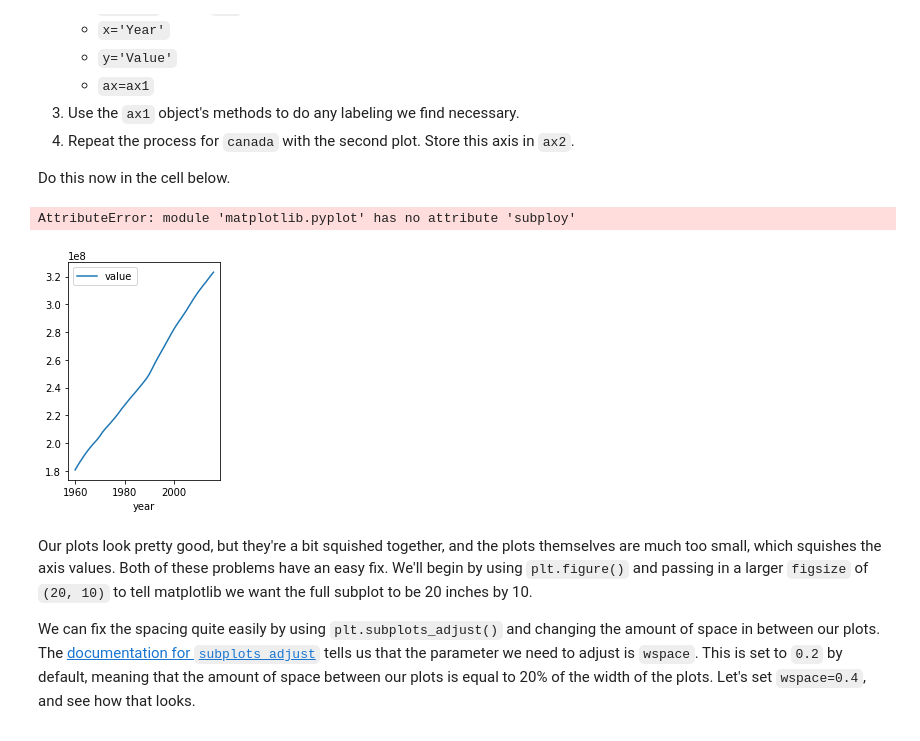
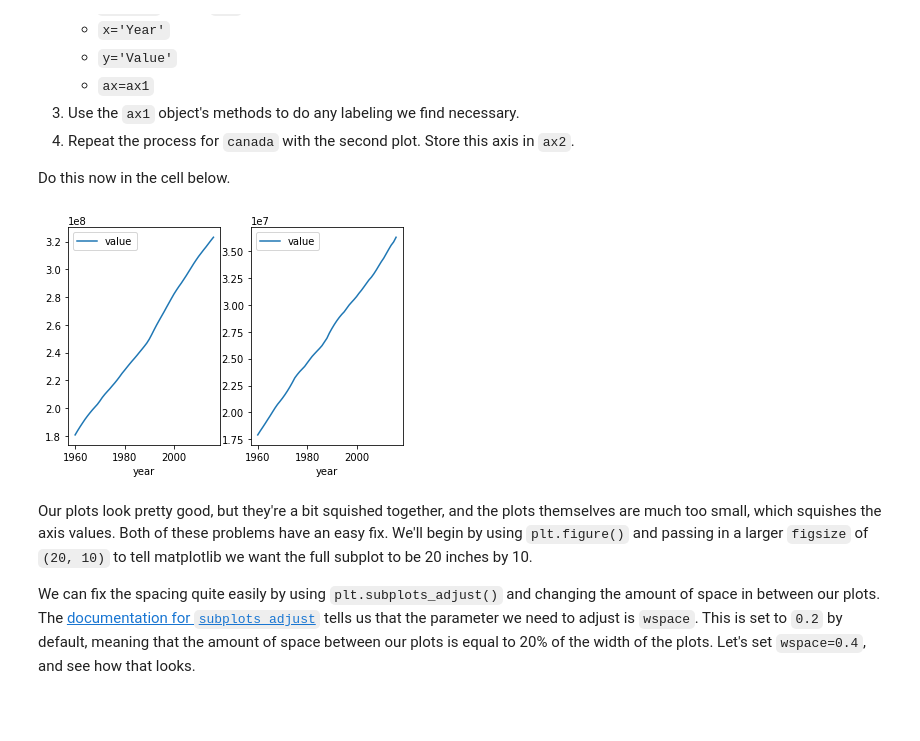
Before and after one commit to Mcllstr/dsc-subplots-and-enumeration-lab-dc-ds-060319, a Jupyter notebook: index.ipynb, the cells around one changed output. Drawn from its saved outputs; the diff is of its cells as text; code cells hidden in the pictures.

```diff
--- a/index.ipynb
+++ b/index.ipynb
@@ -119,14 +119,14 @@ Do this now in the cell below.
 # %%
 ax1 = plt.subplot(1,2,1)
 
 usa.plot(x='year',y='value', ax = ax1)
 
-ax2 = plt.subploy(1,2,2)
+ax2 = plt.subplot(1,2,2)
 
 canada.plot(x='year',y='value', ax = ax2)
+plt.show()
 # %% [output]
-AttributeError: module 'matplotlib.pyplot' has no attribute 'subploy'
-[figure, old version]
+[figure, new version]
 # %% [markdown]
 Our plots look pretty good, but they're a bit squished together, and the plots themselves are much too small, which squishes the axis values.  Both of these problems have an easy fix. We'll begin by using `plt.figure()` and passing in a larger `figsize` of `(20, 10)` to tell matplotlib we want the full subplot to be 20 inches by 10.
 
```
